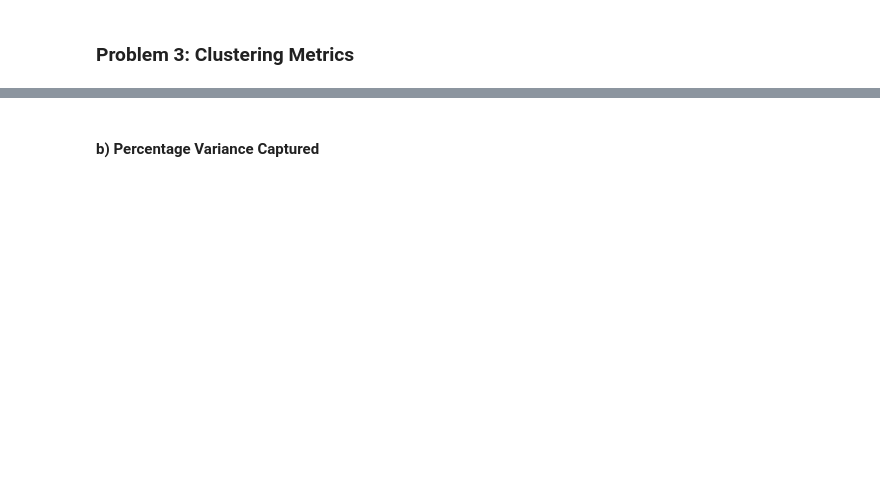
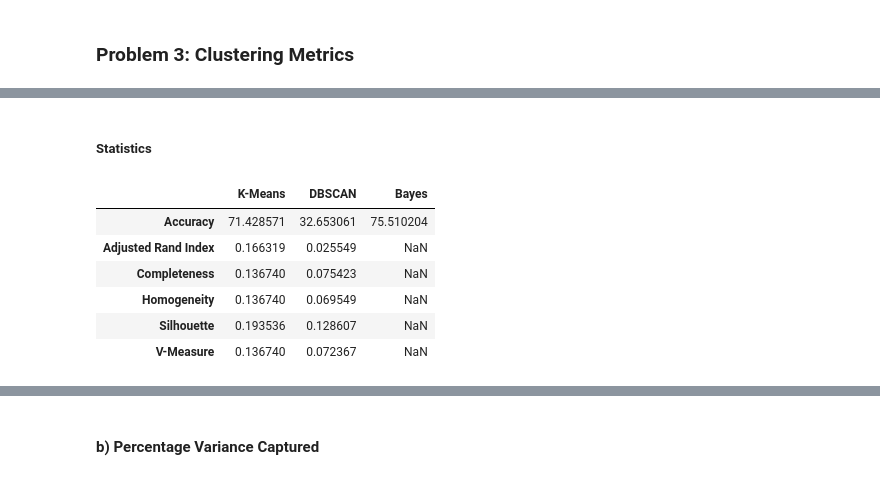
Before and after one commit to mnvsngv/cs696-bigdata, a Jupyter notebook: Midterm/Midterm.ipynb, the cells around one changed output, grey strips where cells are left out. Saved outputs shown, nothing was run; the diff lists cells and outputs as text; code cells hidden in the pictures; blank space fills up the shorter version.

```diff
--- a/Midterm/Midterm.ipynb
+++ b/Midterm/Midterm.ipynb
@@ -446,0 +465,12 @@ plot_confusion_matrix_from_stats(stats_reduced)
+# %% [markdown]
+##### Statistics
+# %%
+stats_reduced_df
+# %% [output]
+|  | K-Means | DBSCAN | Bayes |
+| Accuracy | 71.428571 | 32.653061 | 75.510204 |
+| Adjusted Rand Index | 0.166319 | 0.025549 | NaN |
+| Completeness | 0.136740 | 0.075423 | NaN |
+| Homogeneity | 0.136740 | 0.069549 | NaN |
+| Silhouette | 0.193536 | 0.128607 | NaN |
+| V-Measure | 0.136740 | 0.072367 | NaN |
```
Also changed, not shown: parts of 32 cells of this notebook.
